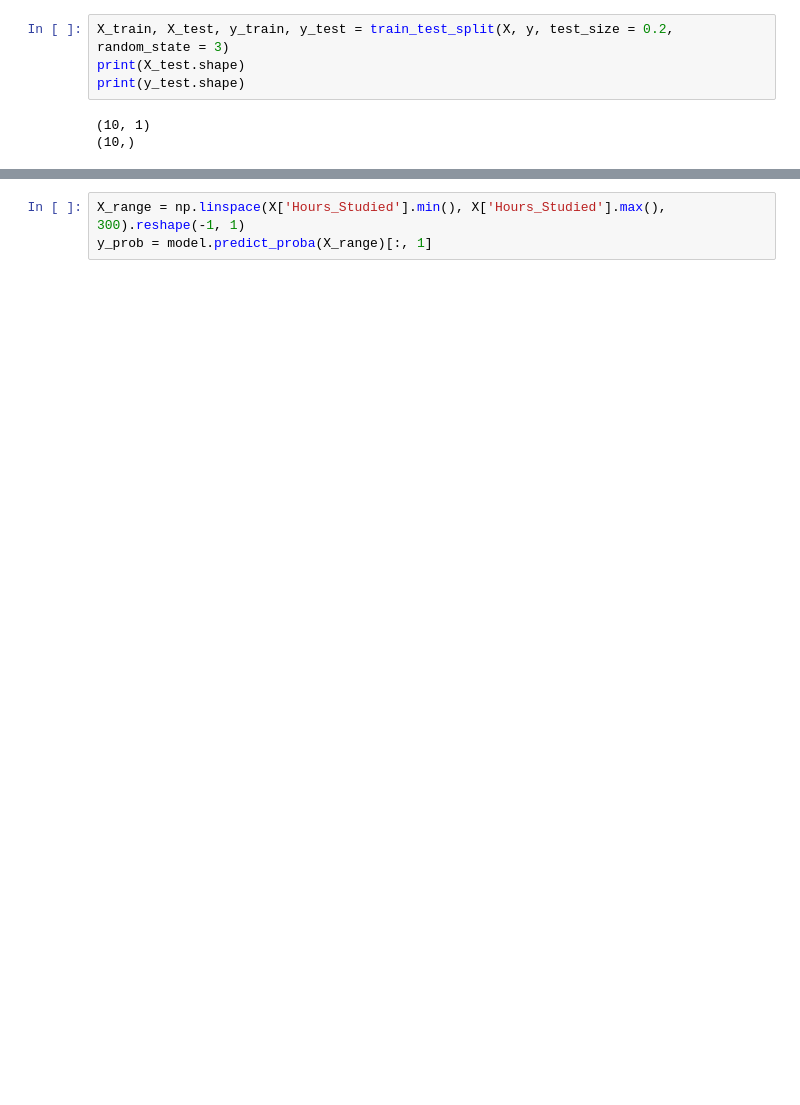
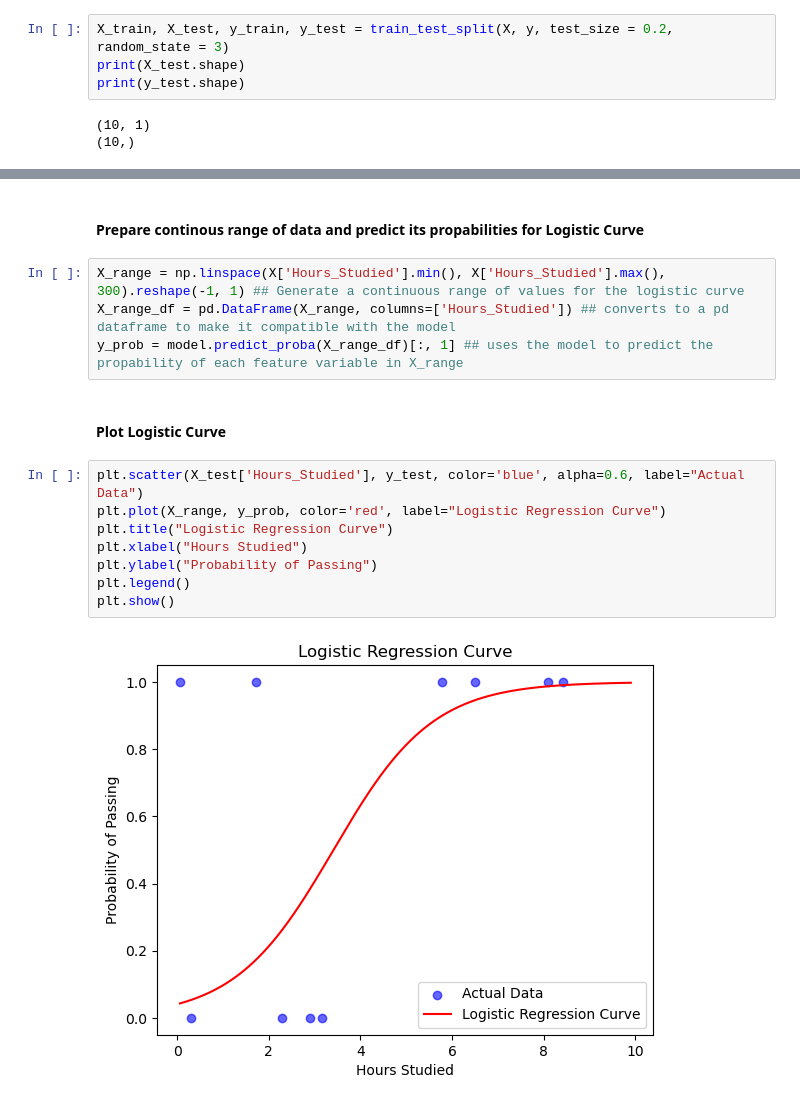
Before and after one commit to AronRodriguez/Hackerman_Machine_Learning, a Jupyter notebook: Machine Learning/Activity 4/LogisticRegression.ipynb, the cells around one changed output, grey strips where cells are left out. Saved outputs shown, nothing was run; the diff lists cells and outputs as text; blank space fills up the shorter version.

```diff
--- a/Machine Learning/Activity 4/LogisticRegression.ipynb
+++ b/Machine Learning/Activity 4/LogisticRegression.ipynb
@@ -77,3 +114,18 @@ print(confusion_matrix(y_test,y_pred))
+# %% [markdown]
+#### Prepare continous range of data and predict its propabilities for Logistic Curve
 # %%
-X_range = np.linspace(X['Hours_Studied'].min(), X['Hours_Studied'].max(), 300).reshape(-1, 1)
-y_prob = model.predict_proba(X_range)[:, 1]
+X_range = np.linspace(X['Hours_Studied'].min(), X['Hours_Studied'].max(), 300).reshape(-1, 1) ## Generate a continuous range of values for the logistic curve
+X_range_df = pd.DataFrame(X_range, columns=['Hours_Studied']) ## converts to a pd dataframe to make it compatible with the model
+y_prob = model.predict_proba(X_range_df)[:, 1] ## uses the model to predict the propability of each feature variable in X_range
+# %% [markdown]
+#### Plot Logistic Curve
+# %%
+plt.scatter(X_test['Hours_Studied'], y_test, color='blue', alpha=0.6, label="Actual Data")
+plt.plot(X_range, y_prob, color='red', label="Logistic Regression Curve")
+plt.title("Logistic Regression Curve")
+plt.xlabel("Hours Studied")
+plt.ylabel("Probability of Passing")
+plt.legend()
+plt.show()
+# %% [output]
+[figure, added]
```
Also changed, not shown: parts of 16 cells of this notebook.
